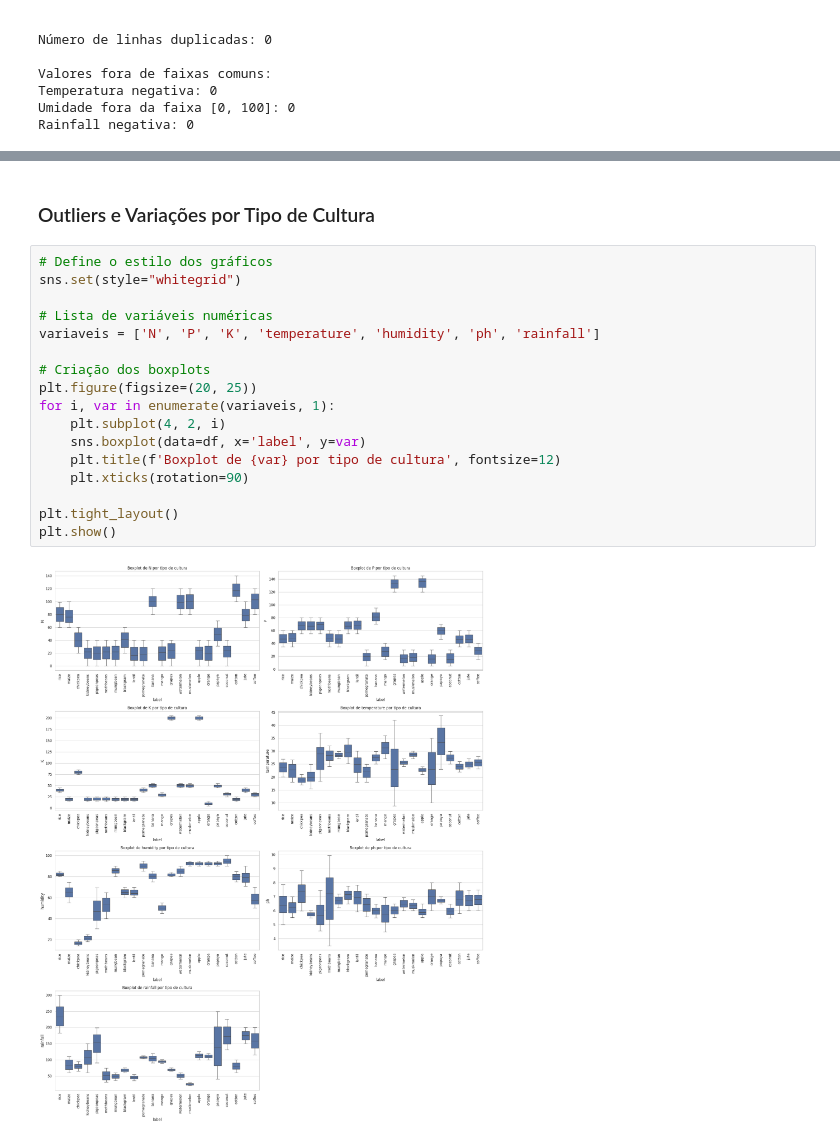
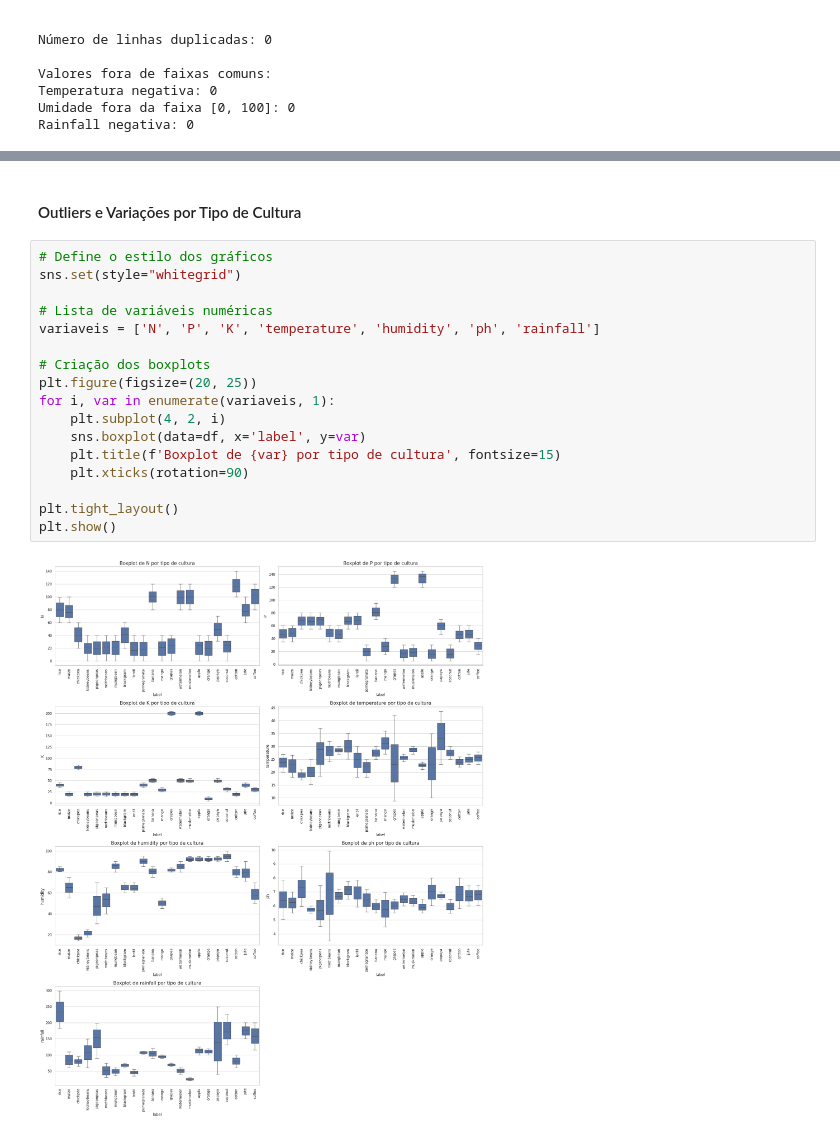
Before and after one commit to Fiap-RJ/Fase-3---Cap-14, a Jupyter notebook: ArthurAlentejo_RM564810_fase3_cap14.ipynb, the cells around one changed output, grey strips where cells are left out. Cells and saved outputs as stored; diff of their text form.

```diff
--- a/ArthurAlentejo_RM564810_fase3_cap14.ipynb
+++ b/ArthurAlentejo_RM564810_fase3_cap14.ipynb
@@ -211,24 +206,24 @@ A análise da distribuição das variáveis numéricas permite entender o compor
 - **Precipitação (rainfall):**
     - A distribuição é assimétrica à direita, com muitos registros com precipitação entre 50 mm e 150 mm, e uma cauda que se estende para valores acima de 200 mm.
 # %% [markdown]
-### Outliers e Variações por Tipo de Cultura
+#### Outliers e Variações por Tipo de Cultura
 # %%
 # Define o estilo dos gráficos
 sns.set(style="whitegrid")
 
 # Lista de variáveis numéricas
 variaveis = ['N', 'P', 'K', 'temperature', 'humidity', 'ph', 'rainfall']
 
 # Criação dos boxplots
 plt.figure(figsize=(20, 25))
 for i, var in enumerate(variaveis, 1):
     plt.subplot(4, 2, i)
     sns.boxplot(data=df, x='label', y=var)
-    plt.title(f'Boxplot de {var} por tipo de cultura', fontsize=12)
+    plt.title(f'Boxplot de {var} por tipo de cultura', fontsize=15)
     plt.xticks(rotation=90)
 
 plt.tight_layout()
 plt.show()
 # %% [output]
-[figure, old version]
+[figure, new version]
 # %% [markdown]
```
Also changed, not shown: parts of 20 cells of this notebook.
